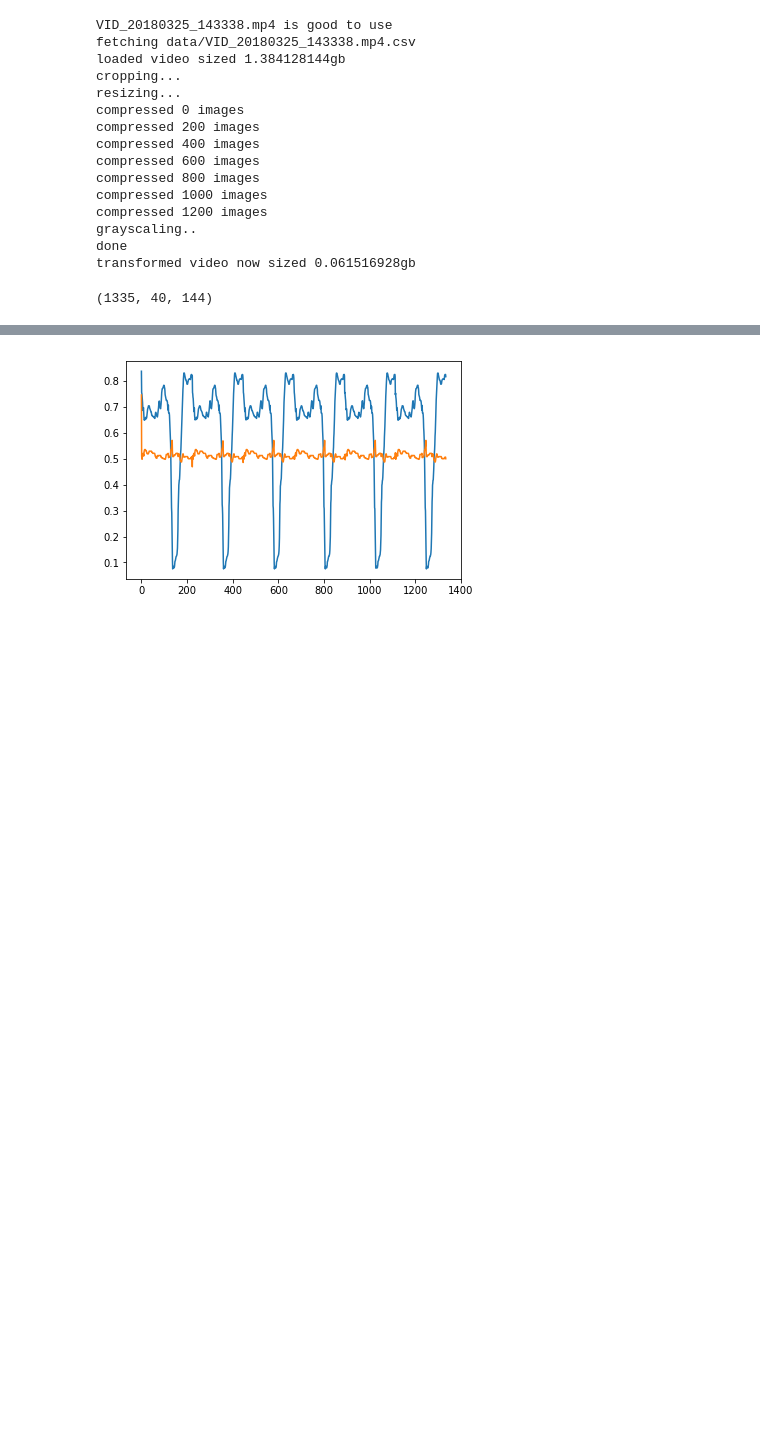
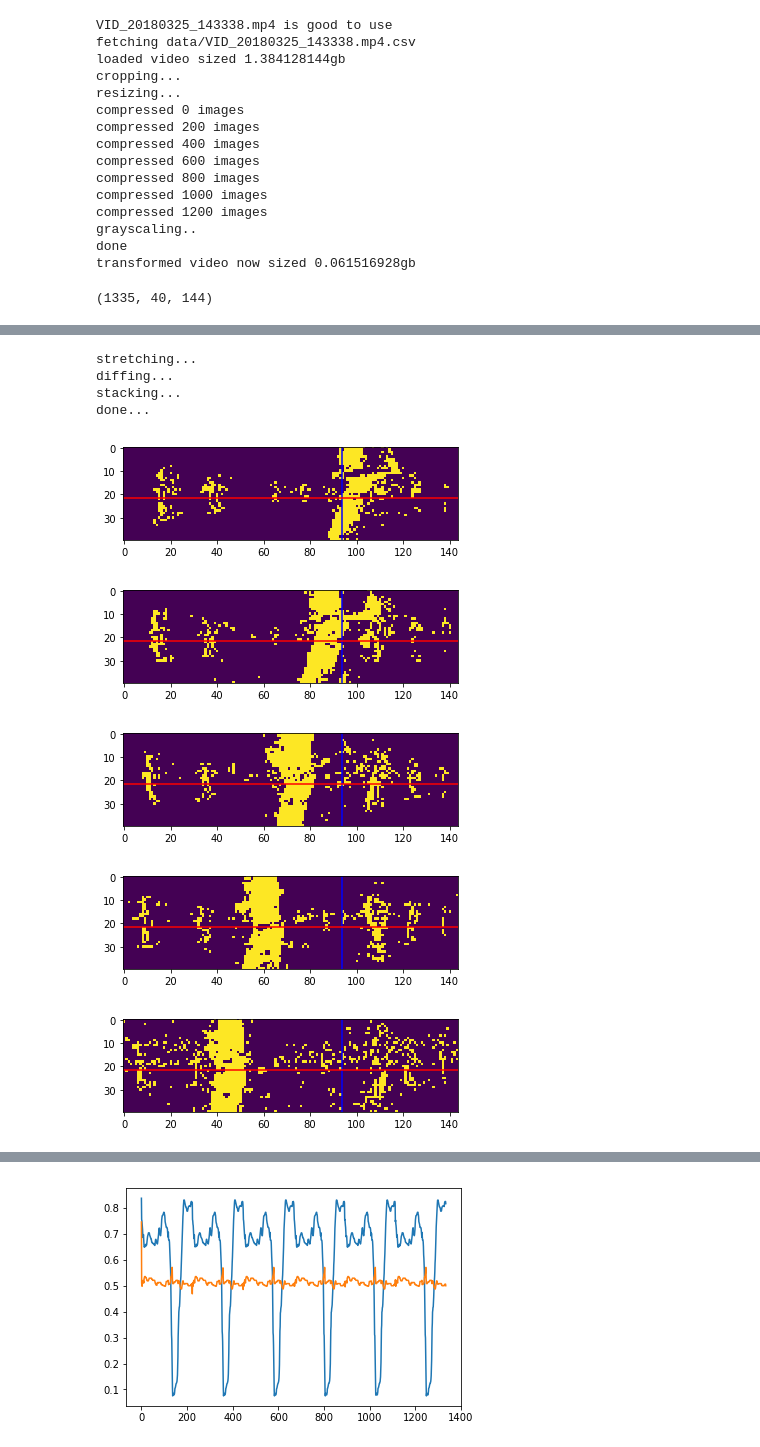
Before and after one commit to ZackAkil/robo-videographer-app, a Jupyter notebook: machine_learning/v2 (increase fps)/4# Temporal transformers.ipynb, the cells around one changed output, grey strips where cells are left out. Saved outputs shown, nothing was run; the diff lists cells and outputs as text; code cells hidden in the pictures; blank space fills up the shorter version.

```diff
--- a/machine_learning/v2 (increase fps)/4# Temporal transformers.ipynb
+++ b/machine_learning/v2 (increase fps)/4# Temporal transformers.ipynb
@@ -39 +105,19 @@ def transform_to_delta(x, y, thresh=0.015):
+# %%
+temp_x, temp_y = Temporal_Transformers.do_all(x, y)
+# %% [output]
+stretching...
+diffing...
+stacking...
+done...
+# %%
+temp_x.shape
+n = 100
+for i in temp_x[n]:
+    Video_Utils.display_image_with_label(i,y[n])
+# %% [output]
+[figure, added]
+[figure, added]
+[figure, added]
+[figure, added]
+[figure, added]
 # %%
```
Also changed, not shown: parts of 12 cells of this notebook, 1 other file.
